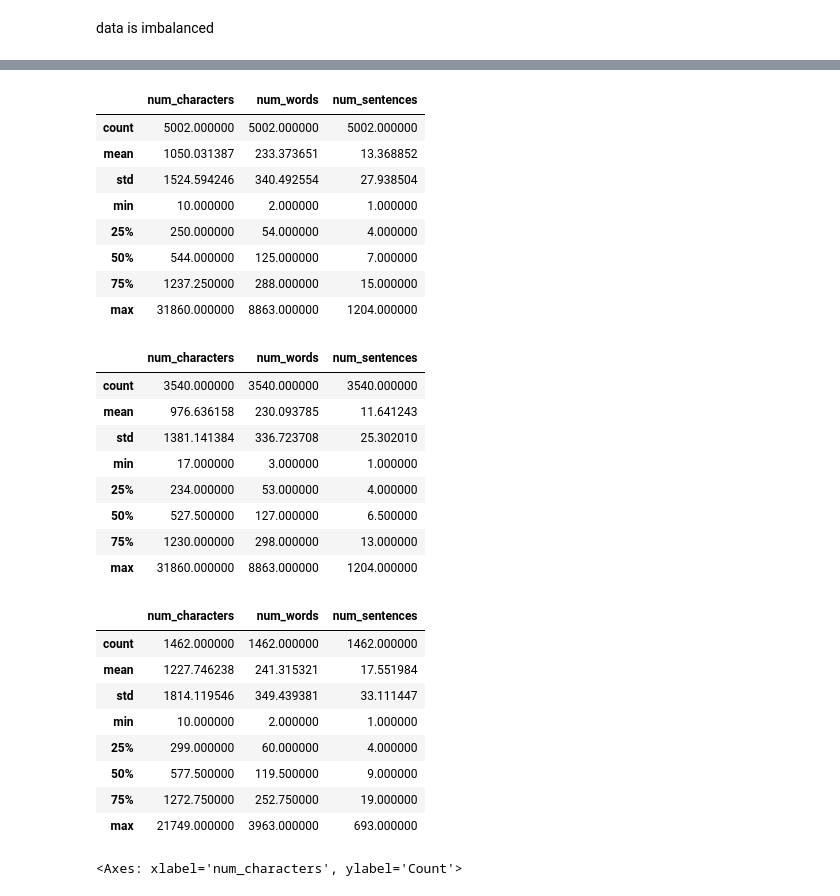
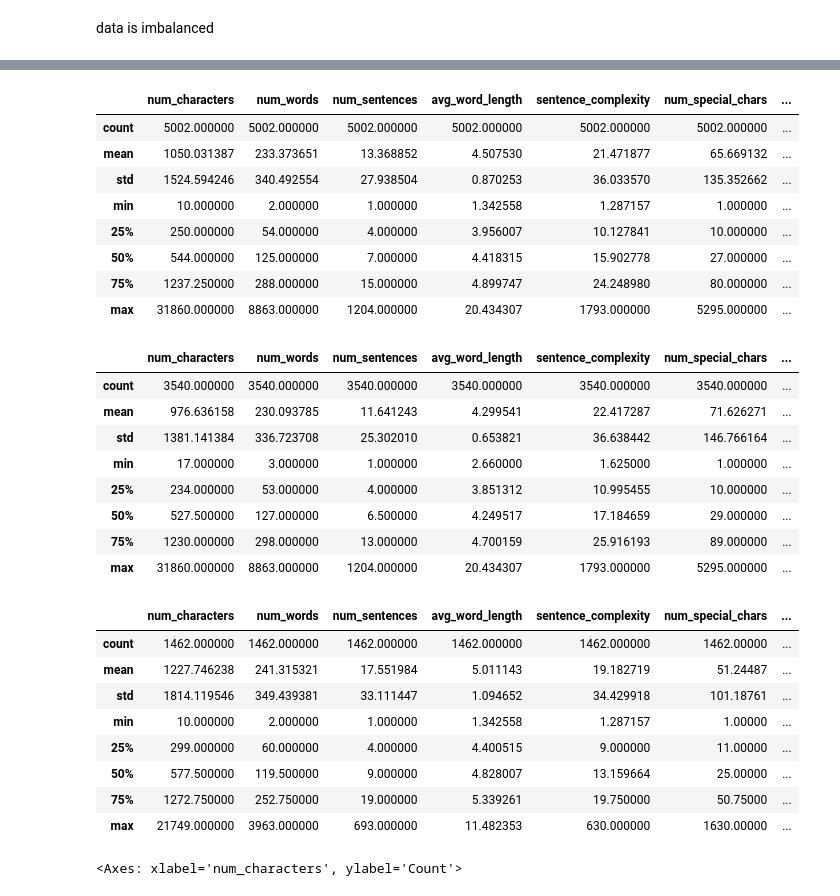
Before and after one commit to worla-woe/Deep, a Jupyter notebook: Email_Spam_Detector_Model.ipynb, the cells around one changed output, grey strips where cells are left out. Cells and saved outputs as stored; diff of their text form; code cells hidden in the pictures.

```diff
--- a/Email_Spam_Detector_Model.ipynb
+++ b/Email_Spam_Detector_Model.ipynb
@@ -106,3 +111,11 @@ df['num_characters']=df['text'].apply(len) #getting number of characters in ever
+# %%
+df['avg_word_length'] = df['num_characters'] / df['num_words']
+# %%
+df['sentence_complexity'] = df['num_words'] / df['num_sentences']
+# %%
+df['num_special_chars'] = df['text'].apply(lambda x: sum(not c.isalnum() and not c.isspace() for c in x))
+# %%
+df['capital_ratio'] = df['text'].apply(lambda x: sum(1 for c in x if c.isupper())) / df['num_characters']
 # %%
 df.head()
 # %% [output]
@@ -140,39 +128,39 @@ df.head()
 # %%
-df[['num_characters','num_words','num_sentences']].describe()
+df[['num_characters','num_words','num_sentences','avg_word_length','sentence_complexity','num_special_chars','capital_ratio']].describe()
 # %% [output]
-|  | num_characters | num_words | num_sentences |
-| count | 5002.000000 | 5002.000000 | 5002.000000 |
-| mean | 1050.031387 | 233.373651 | 13.368852 |
-| std | 1524.594246 | 340.492554 | 27.938504 |
-| min | 10.000000 | 2.000000 | 1.000000 |
-| 25% | 250.000000 | 54.000000 | 4.000000 |
-| 50% | 544.000000 | 125.000000 | 7.000000 |
-| 75% | 1237.250000 | 288.000000 | 15.000000 |
-| max | 31860.000000 | 8863.000000 | 1204.000000 |
+|  | num_characters | num_words | num_sentences | avg_word_length | sentence_complexity | num_special_chars | ... |
+| count | 5002.000000 | 5002.000000 | 5002.000000 | 5002.000000 | 5002.000000 | 5002.000000 | ... |
+| mean | 1050.031387 | 233.373651 | 13.368852 | 4.507530 | 21.471877 | 65.669132 | ... |
+| std | 1524.594246 | 340.492554 | 27.938504 | 0.870253 | 36.033570 | 135.352662 | ... |
+| min | 10.000000 | 2.000000 | 1.000000 | 1.342558 | 1.287157 | 1.000000 | ... |
+| 25% | 250.000000 | 54.000000 | 4.000000 | 3.956007 | 10.127841 | 10.000000 | ... |
+| 50% | 544.000000 | 125.000000 | 7.000000 | 4.418315 | 15.902778 | 27.000000 | ... |
+| 75% | 1237.250000 | 288.000000 | 15.000000 | 4.899747 | 24.248980 | 80.000000 | ... |
+| max | 31860.000000 | 8863.000000 | 1204.000000 | 20.434307 | 1793.000000 | 5295.000000 | ... |
 # %%
-df[df['label_num'] == 0][['num_characters','num_words','num_sentences']].describe()
+df[df['label_num'] == 0][['num_characters','num_words','num_sentences','avg_word_length','sentence_complexity','num_special_chars','capital_ratio']].describe()
 # %% [output]
-|  | num_characters | num_words | num_sentences |
-| count | 3540.000000 | 3540.000000 | 3540.000000 |
-| mean | 976.636158 | 230.093785 | 11.641243 |
-| std | 1381.141384 | 336.723708 | 25.302010 |
-| min | 17.000000 | 3.000000 | 1.000000 |
-| 25% | 234.000000 | 53.000000 | 4.000000 |
-| 50% | 527.500000 | 127.000000 | 6.500000 |
-| 75% | 1230.000000 | 298.000000 | 13.000000 |
-| max | 31860.000000 | 8863.000000 | 1204.000000 |
+|  | num_characters | num_words | num_sentences | avg_word_length | sentence_complexity | num_special_chars | ... |
+| count | 3540.000000 | 3540.000000 | 3540.000000 | 3540.000000 | 3540.000000 | 3540.000000 | ... |
+| mean | 976.636158 | 230.093785 | 11.641243 | 4.299541 | 22.417287 | 71.626271 | ... |
+| std | 1381.141384 | 336.723708 | 25.302010 | 0.653821 | 36.638442 | 146.766164 | ... |
+| min | 17.000000 | 3.000000 | 1.000000 | 2.660000 | 1.625000 | 1.000000 | ... |
+| 25% | 234.000000 | 53.000000 | 4.000000 | 3.851312 | 10.995455 | 10.000000 | ... |
+| 50% | 527.500000 | 127.000000 | 6.500000 | 4.249517 | 17.184659 | 29.000000 | ... |
+| 75% | 1230.000000 | 298.000000 | 13.000000 | 4.700159 | 25.916193 | 89.000000 | ... |
+| max | 31860.000000 | 8863.000000 | 1204.000000 | 20.434307 | 1793.000000 | 5295.000000 | ... |
 # %%
-df[df['label_num'] == 1][['num_characters','num_words','num_sentences']].describe()
+df[df['label_num'] == 1][['num_characters','num_words','num_sentences','avg_word_length','sentence_complexity','num_special_chars','capital_ratio']].describe()
 # %% [output]
-|  | num_characters | num_words | num_sentences |
-| count | 1462.000000 | 1462.000000 | 1462.000000 |
-| mean | 1227.746238 | 241.315321 | 17.551984 |
-| std | 1814.119546 | 349.439381 | 33.111447 |
-| min | 10.000000 | 2.000000 | 1.000000 |
-| 25% | 299.000000 | 60.000000 | 4.000000 |
-| 50% | 577.500000 | 119.500000 | 9.000000 |
-| 75% | 1272.750000 | 252.750000 | 19.000000 |
-| max | 21749.000000 | 3963.000000 | 693.000000 |
+|  | num_characters | num_words | num_sentences | avg_word_length | sentence_complexity | num_special_chars | ... |
+| count | 1462.000000 | 1462.000000 | 1462.000000 | 1462.000000 | 1462.000000 | 1462.00000 | ... |
+| mean | 1227.746238 | 241.315321 | 17.551984 | 5.011143 | 19.182719 | 51.24487 | ... |
+| std | 1814.119546 | 349.439381 | 33.111447 | 1.094652 | 34.429918 | 101.18761 | ... |
+| min | 10.000000 | 2.000000 | 1.000000 | 1.342558 | 1.287157 | 1.00000 | ... |
+| 25% | 299.000000 | 60.000000 | 4.000000 | 4.400515 | 9.000000 | 11.00000 | ... |
+| 50% | 577.500000 | 119.500000 | 9.000000 | 4.828007 | 13.159664 | 25.00000 | ... |
+| 75% | 1272.750000 | 252.750000 | 19.000000 | 5.339261 | 19.750000 | 50.75000 | ... |
+| max | 21749.000000 | 3963.000000 | 693.000000 | 11.482353 | 630.000000 | 1630.00000 | ... |
 # %%
 import seaborn as sns
 # %%
```
Also changed, not shown: parts of 61 cells of this notebook, 4 other files.
